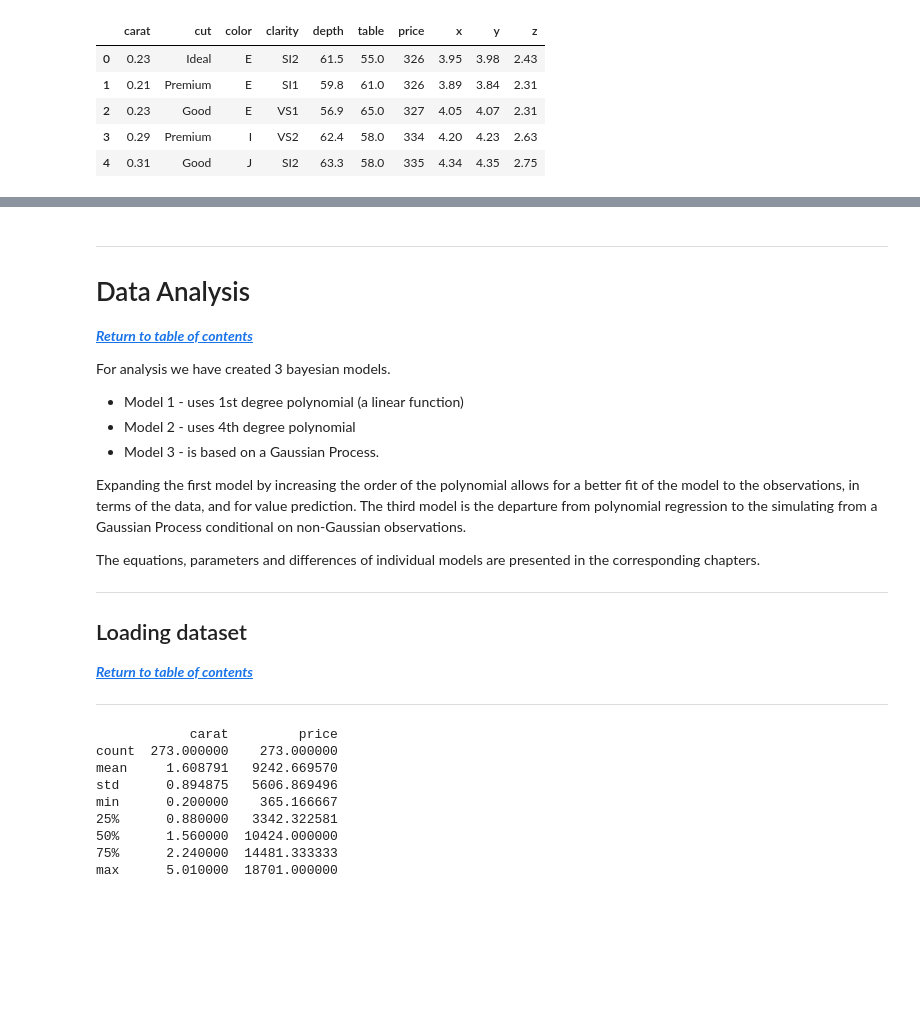
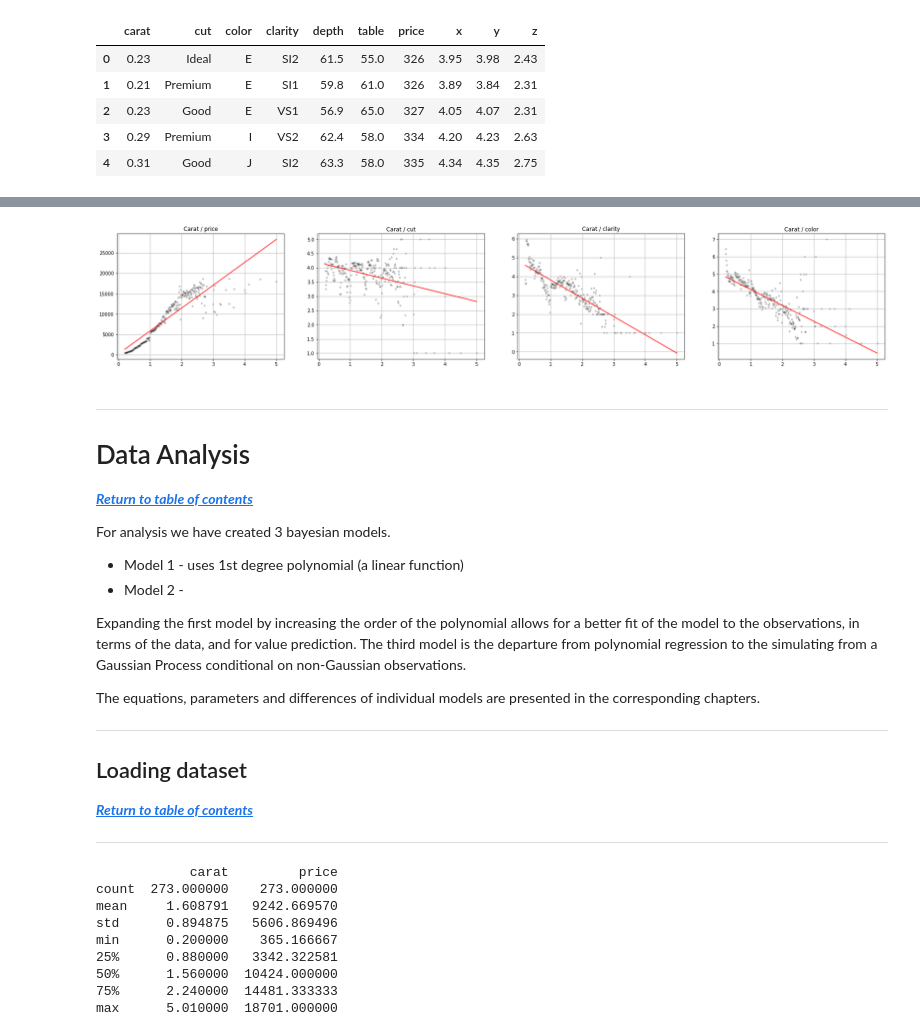
Before and after one commit to Mar-Ber/DA_DiamondModel, a Jupyter notebook: analysis.ipynb, the cells around one changed output, grey strips where cells are left out. Drawn from its saved outputs; the diff is of its cells as text; code cells hidden in the pictures; blank space fills up the shorter version.

```diff
--- a/analysis.ipynb
+++ b/analysis.ipynb
@@ -156,26 +185 @@ Calculated polynomial coefficients were basis for distribution of paramerters in
 ---
-# %%
-plt.scatter(carat, price)
-z = np.polyfit(carat, price, 1)
-p = np.poly1d(z)
-
-trend_h = p(carat)
-plt.plot(carat,trend_h, "r-")
-plt.title("Carat / price - 1st degree poly")
-plt.show()
-
-print("Linear function:")
-print(p)
-print("")
-
-plt.scatter(carat, price)
-z = np.polyfit(carat, price, 4)
-p = np.poly1d(z)
-trend_h = p(carat)
-plt.plot(carat,trend_h, "r-")
-plt.title("Carat / price - 4th degree poly")
-plt.show()
-
-print("Polynomial function:")
-print(p)
-print("")
@@ -191,3 +186,21 @@ Polynomial function:
+# %%
+fig, axs = plt.subplots(1,4)
+fig.set_size_inches(30, 5)
+
+variables = [price, cut, clarity, color]
+names = ['price', 'cut', 'clarity', 'color']
+
+for idx, variable in enumerate(variables):
+    axs[idx].scatter(carat, variable, color='black', alpha=0.2, s=10)
+    z = np.polyfit(carat, variable, 1)
+    p = np.poly1d(z)
+    trend_h = p(carat)
+    axs[idx].plot(carat,trend_h, "r-")
+    axs[idx].grid()
+    axs[idx].set_title(f'Carat / {names[idx]}')
+plt.show()
+# %% [output]
+[figure, added]
 # %% [markdown]
 ---
 # Data Analysis
@@ -196,8 +209,7 @@ Polynomial function:
 For analysis we have created 3 bayesian models.
 
 * Model 1 - uses 1st degree polynomial (a linear function)
-* Model 2 - uses 4th degree polynomial
-* Model 3 - is based on a Gaussian Process.
+* Model 2 -
 
 Expanding the first model by increasing the order of the polynomial allows for a better fit of the model to the observations, in terms of the data, and for value prediction. The third model is the departure from polynomial regression to the simulating from a Gaussian Process conditional on non-Gaussian observations.
 
```
Also changed, not shown: parts of 6 cells of this notebook, 1 other file.
